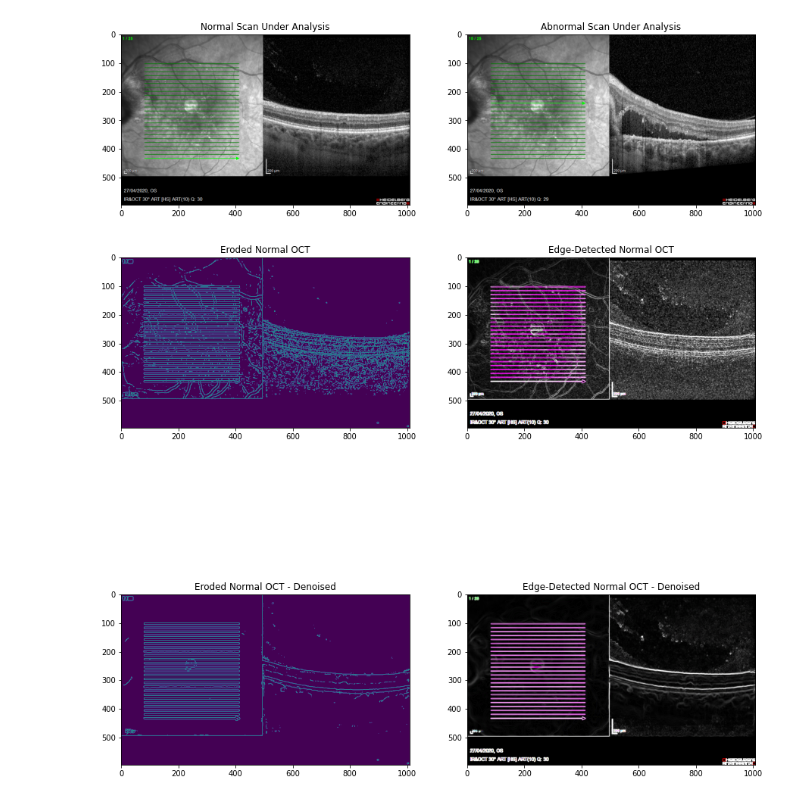
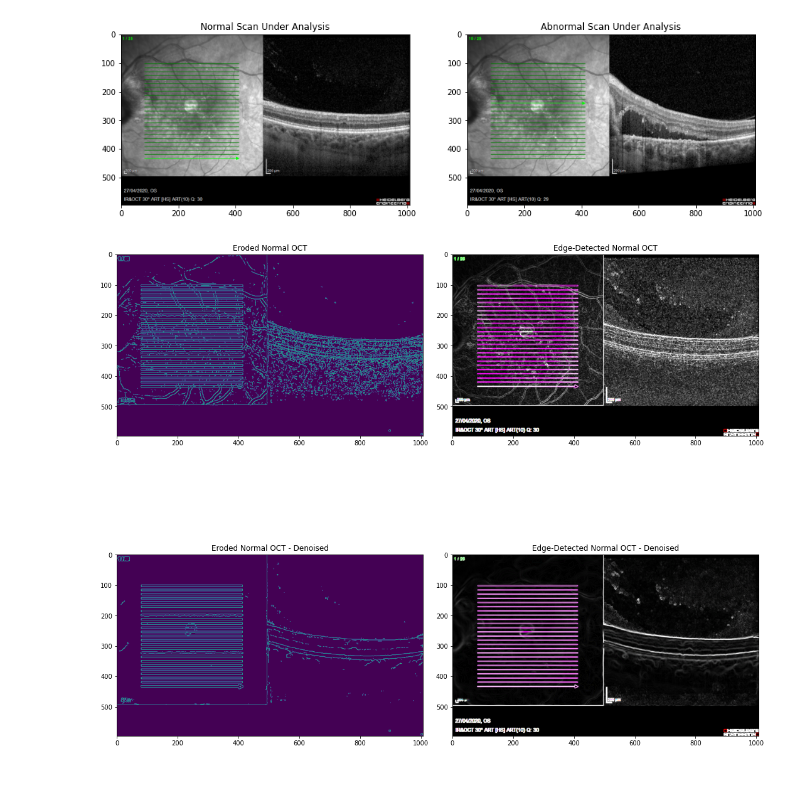
Before and after one commit to musman2012/imaging-research, a Jupyter notebook: OpenCV/WorkingwithOCTImages.ipynb, the cells around one changed output. Drawn from its saved outputs; the diff is of its cells as text; code cells hidden in the pictures.

```diff
--- a/OpenCV/WorkingwithOCTImages.ipynb
+++ b/OpenCV/WorkingwithOCTImages.ipynb
@@ -87,25 +102,26 @@ plt.show()
 # %% [output]
 [figure]
 # %%
-import matplotlib.image as mpimg
+
 
 fig = plt.figure(figsize=(15, 15))
 bin = mpimg.imread('/content/binary.png')
 ax1 = fig.add_subplot(2, 2, 1)
 plt.imshow(bin)
 mag = mpimg.imread('/content/magnitude.png')
 ax2 = fig.add_subplot(2, 2, 2)
 plt.imshow(mag)
 bin_dn = mpimg.imread('/content/binary_dn.png')
 ax3 = fig.add_subplot(2, 2, 3)
 plt.imshow(bin_dn)
 mag_dn = mpimg.imread('/content/magnitude_dn.png')
 ax4 = fig.add_subplot(2, 2, 4)
 plt.imshow(mag_dn)
 ax1.title.set_text('Eroded Normal OCT')
 ax2.title.set_text('Edge-Detected Normal OCT')
 ax3.title.set_text('Eroded Normal OCT - Denoised')
 ax4.title.set_text('Edge-Detected Normal OCT - Denoised')
+plt.tight_layout()
 plt.show()
 # %% [output]
-[figure, old version]
+[figure, new version]
```
Also changed, not shown: parts of 7 cells of this notebook.
